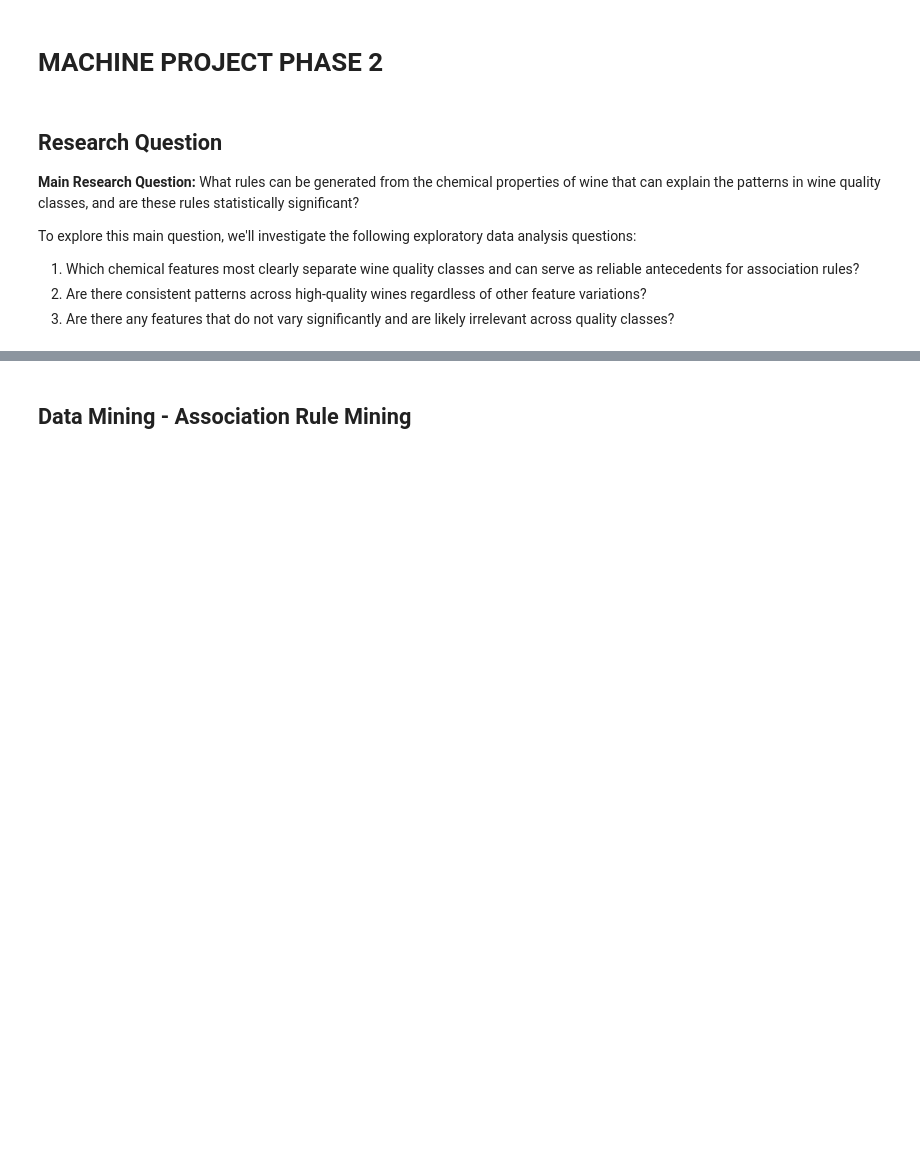
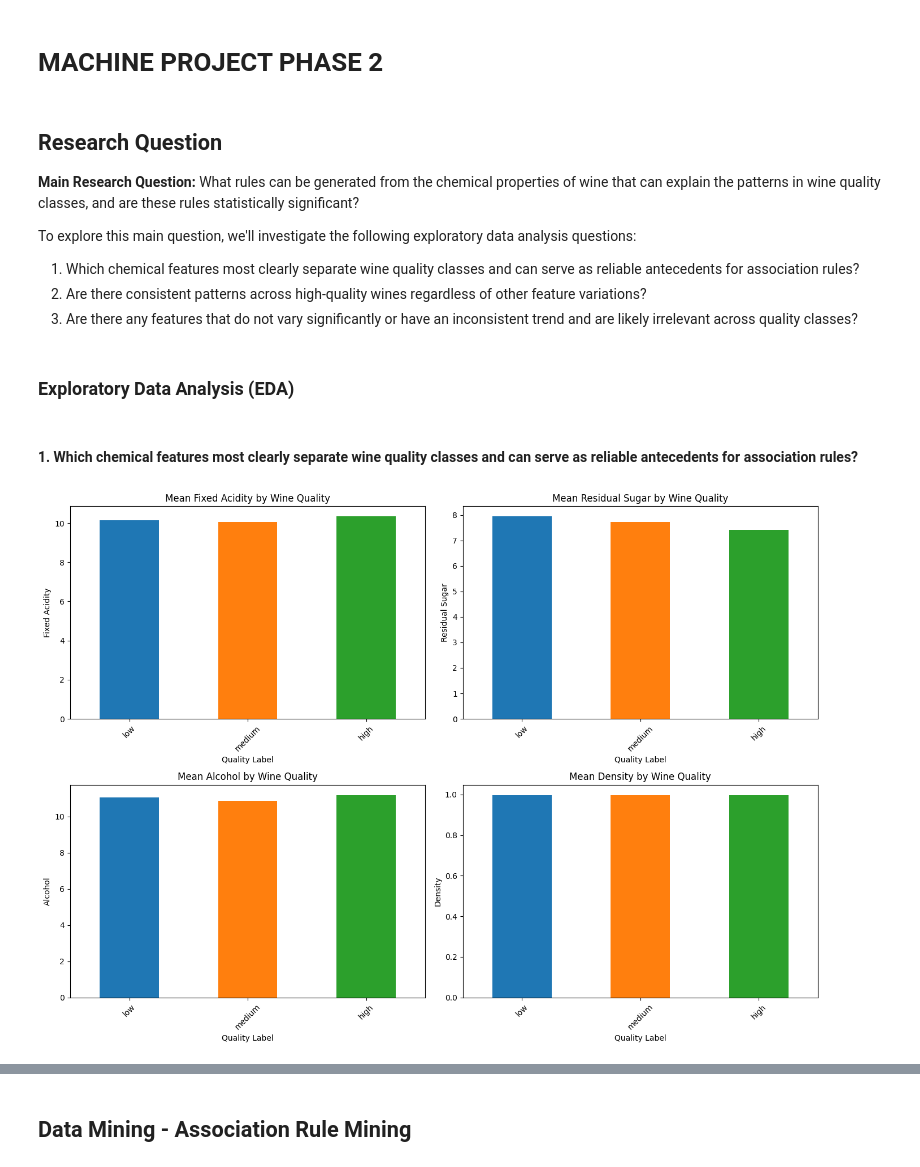
Before and after one commit to XENNNOOOO/CSMODEL_MP_Phase1, a Jupyter notebook: wine_quality_class_nb.ipynb, the cells around one changed output, grey strips where cells are left out. Cells and saved outputs as stored; diff of their text form; code cells hidden in the pictures; blank space fills up the shorter version.

```diff
--- a/wine_quality_class_nb.ipynb
+++ b/wine_quality_class_nb.ipynb
@@ -352,4 +377,49 @@ To explore this main question, we'll investigate the following exploratory data
 
 1. Which chemical features most clearly separate wine quality classes and can serve as reliable antecedents for association rules?
 2. Are there consistent patterns across high-quality wines regardless of other feature variations?
-3. Are there any features that do not vary significantly and are likely irrelevant across quality classes?
+3. Are there any features that do not vary significantly or have an inconsistent trend and are likely irrelevant across quality classes?
+# %% [markdown]
+### Exploratory Data Analysis (EDA)
+# %% [markdown]
+#### 1. Which chemical features most clearly separate wine quality classes and can serve as reliable antecedents for association rules?
+# %%
+fig, axes = plt.subplots(2, 2, figsize=(14, 10))
+
+# Define the order for quality labels
+quality_order = ['low', 'medium', 'high']
+
+# Calculate mean values for each chemical property by quality
+mean_values = df.groupby('quality_label')[['fixed_acidity', 'residual_sugar', 'alcohol', 'density']].mean()
+
+# Plot 1 - Fixed Acidity
+mean_values['fixed_acidity'].reindex(quality_order).plot(kind='bar', ax=axes[0, 0], color=['#1f77b4', '#ff7f0e', '#2ca02c'])
+axes[0, 0].set_title('Mean Fixed Acidity by Wine Quality')
+axes[0, 0].set_ylabel('Fixed Acidity')
+axes[0, 0].set_xlabel('Quality Label')
+axes[0, 0].tick_params(axis='x', rotation=45)
+
+# Plot 2 - Residual Sugar
+mean_values['residual_sugar'].reindex(quality_order).plot(kind='bar', ax=axes[0, 1], color=['#1f77b4', '#ff7f0e', '#2ca02c'])
+axes[0, 1].set_title('Mean Residual Sugar by Wine Quality')
+axes[0, 1].set_ylabel('Residual Sugar')
+axes[0, 1].set_xlabel('Quality Label')
+axes[0, 1].tick_params(axis='x', rotation=45)
+
+# Plot 3 - Alcohol
+mean_values['alcohol'].reindex(quality_order).plot(kind='bar', ax=axes[1, 0], color=['#1f77b4', '#ff7f0e', '#2ca02c'])
+axes[1, 0].set_title('Mean Alcohol by Wine Quality')
+axes[1, 0].set_ylabel('Alcohol')
+axes[1, 0].set_xlabel('Quality Label')
+axes[1, 0].tick_params(axis='x', rotation=45)
+
+# Plot 4 - Density
+mean_values['density'].reindex(quality_order).plot(kind='bar', ax=axes[1, 1], color=['#1f77b4', '#ff7f0e', '#2ca02c'])
+axes[1, 1].set_title('Mean Density by Wine Quality')
+axes[1, 1].set_ylabel('Density')
+axes[1, 1].set_xlabel('Quality Label')
+axes[1, 1].tick_params(axis='x', rotation=45)
+
+plt.tight_layout()
+plt.show()
+# %% [output]
+[figure, added]
```
Also changed, not shown: parts of 11 cells of this notebook, 2 other files.
